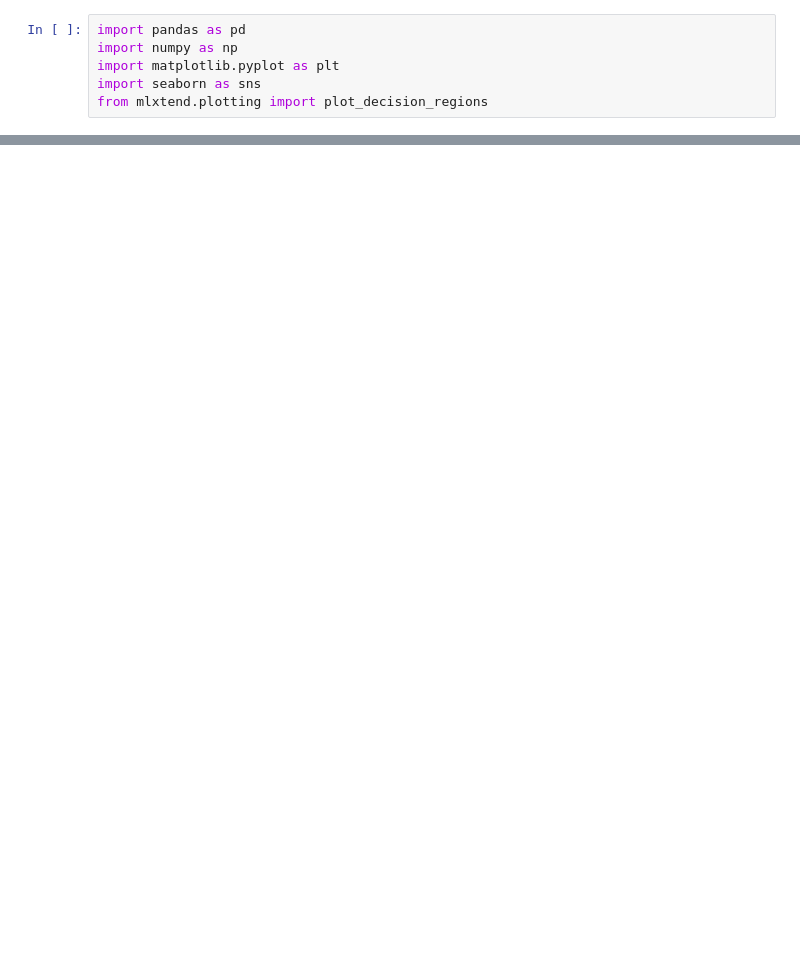
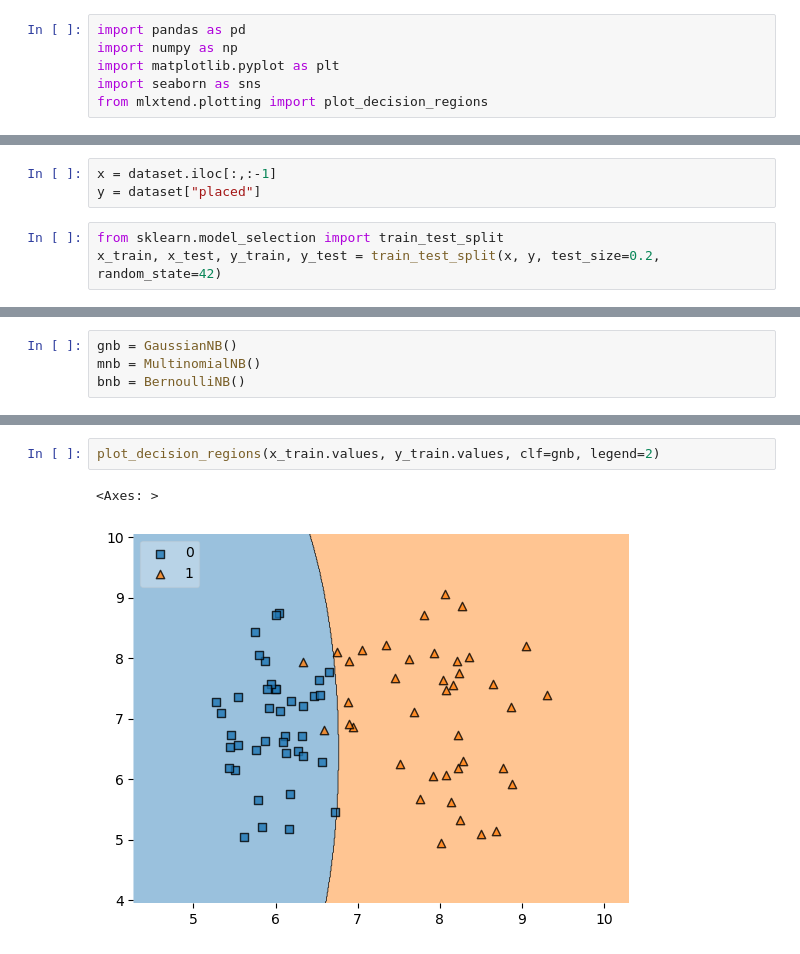
Before and after one commit to ruddropust/ML-Learn, a Jupyter notebook: WSCubeTech/Imbalence Dataset/Naive_Bayes.ipynb, the cells around one changed output, grey strips where cells are left out. Cells and saved outputs as stored; diff of their text form; blank space fills up the shorter version.

```diff
--- a/WSCubeTech/Imbalence Dataset/Naive_Bayes.ipynb
+++ b/WSCubeTech/Imbalence Dataset/Naive_Bayes.ipynb
@@ -44,0 +60,6 @@ NameError: name 'placement' is not defined
+# %%
+x = dataset.iloc[:,:-1]
+y = dataset["placed"]
+# %%
+from sklearn.model_selection import train_test_split
+x_train, x_test, y_train, y_test = train_test_split(x, y, test_size=0.2, random_state=42)
@@ -44,0 +68,4 @@ NameError: name 'placement' is not defined
+# %%
+gnb = GaussianNB()
+mnb = MultinomialNB()
+bnb = BernoulliNB()
@@ -44,0 +84,5 @@ NameError: name 'placement' is not defined
+# %%
+plot_decision_regions(x_train.values, y_train.values, clf=gnb, legend=2)
+# %% [output]
+<Axes: >
+[figure, added]
```
Also changed, not shown: parts of 11 cells of this notebook.
